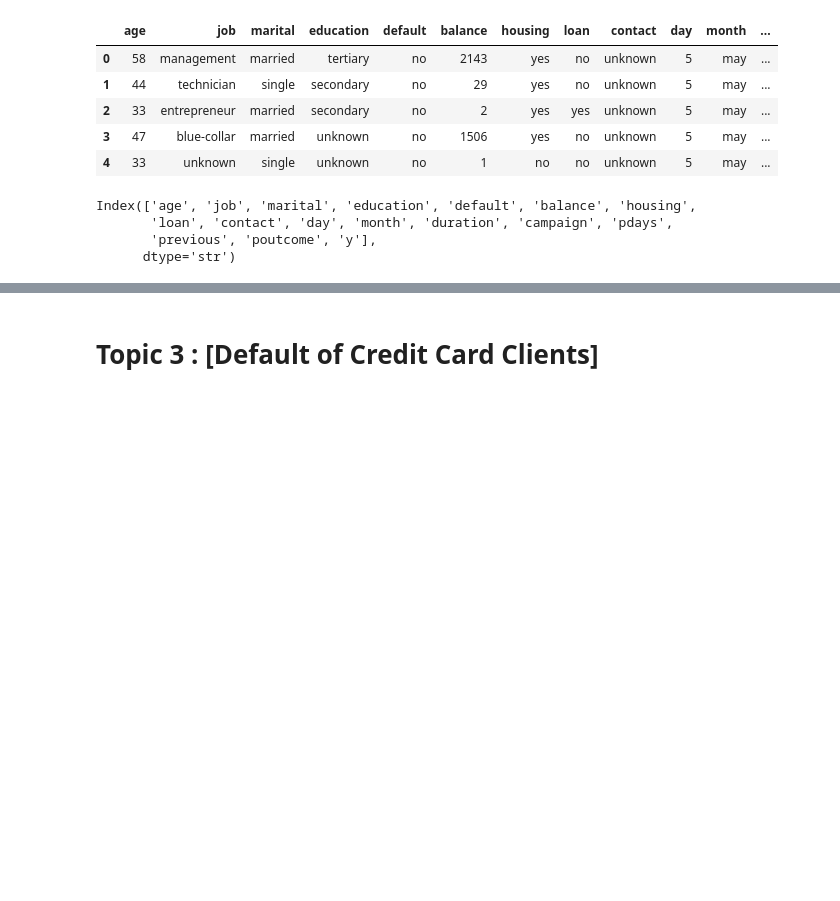
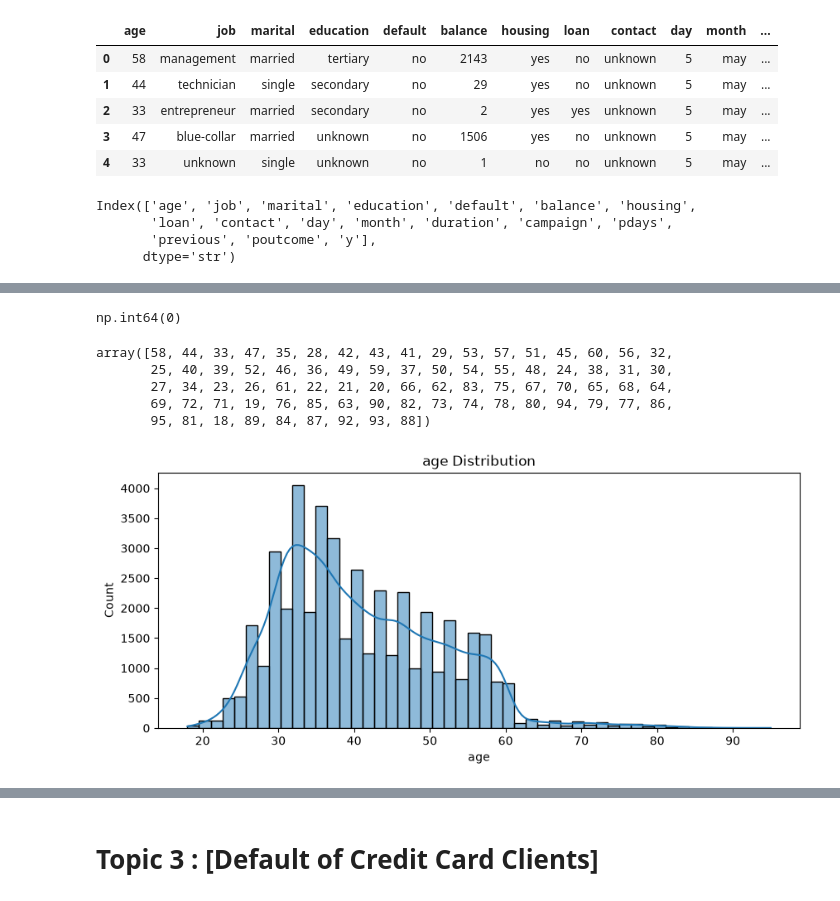
Before and after one commit to zah202raa-stack/labs, a Jupyter notebook: Capstone Project/1. Lightning Talk #1/lightning-talk-notebook.ipynb, the cells around one changed output, grey strips where cells are left out. Drawn from its saved outputs; the diff is of its cells as text; code cells hidden in the pictures; blank space fills up the shorter version.

```diff
--- a/Capstone Project/1. Lightning Talk #1/lightning-talk-notebook.ipynb
+++ b/Capstone Project/1. Lightning Talk #1/lightning-talk-notebook.ipynb
@@ -376,0 +747,19 @@ Index(['age', 'job', 'marital', 'education', 'default', 'balance', 'housing',
+# %%
+df2.duplicated().sum()
+# %% [output]
+np.int64(0)
+# %%
+df2['age'].unique()
+# %% [output]
+array([58, 44, 33, 47, 35, 28, 42, 43, 41, 29, 53, 57, 51, 45, 60, 56, 32,
+       25, 40, 39, 52, 46, 36, 49, 59, 37, 50, 54, 55, 48, 24, 38, 31, 30,
+       27, 34, 23, 26, 61, 22, 21, 20, 66, 62, 83, 75, 67, 70, 65, 68, 64,
+       69, 72, 71, 19, 76, 85, 63, 90, 82, 73, 74, 78, 80, 94, 79, 77, 86,
+       95, 81, 18, 89, 84, 87, 92, 93, 88])
+# %%
+plt.figure(figsize=(10,4))
+sns.histplot(df2['age'].dropna(), bins=50, kde=True)
+plt.title('age Distribution')
+plt.show()
+# %% [output]
+[figure, added]
```
Also changed, not shown: parts of 72 cells of this notebook, 3 other files.
